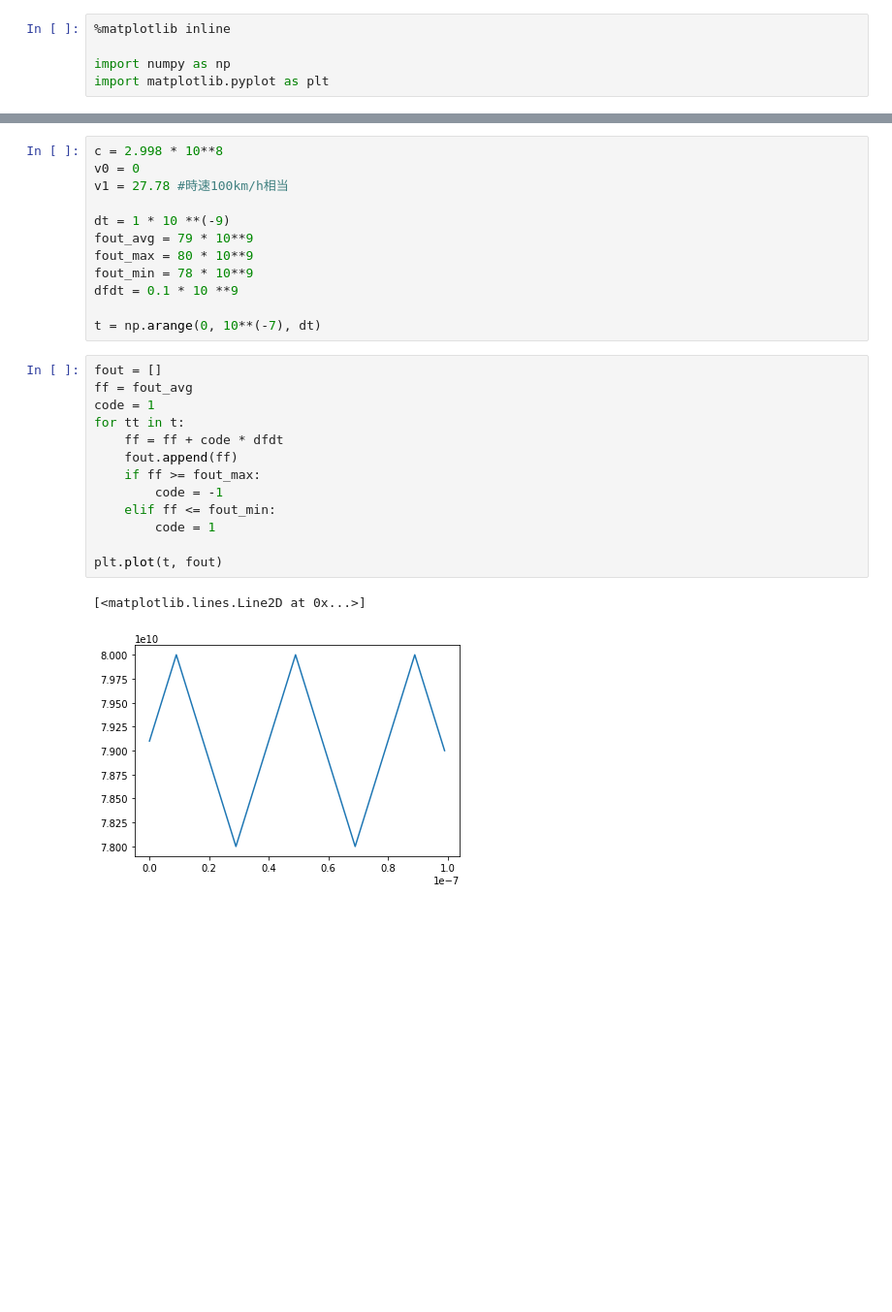
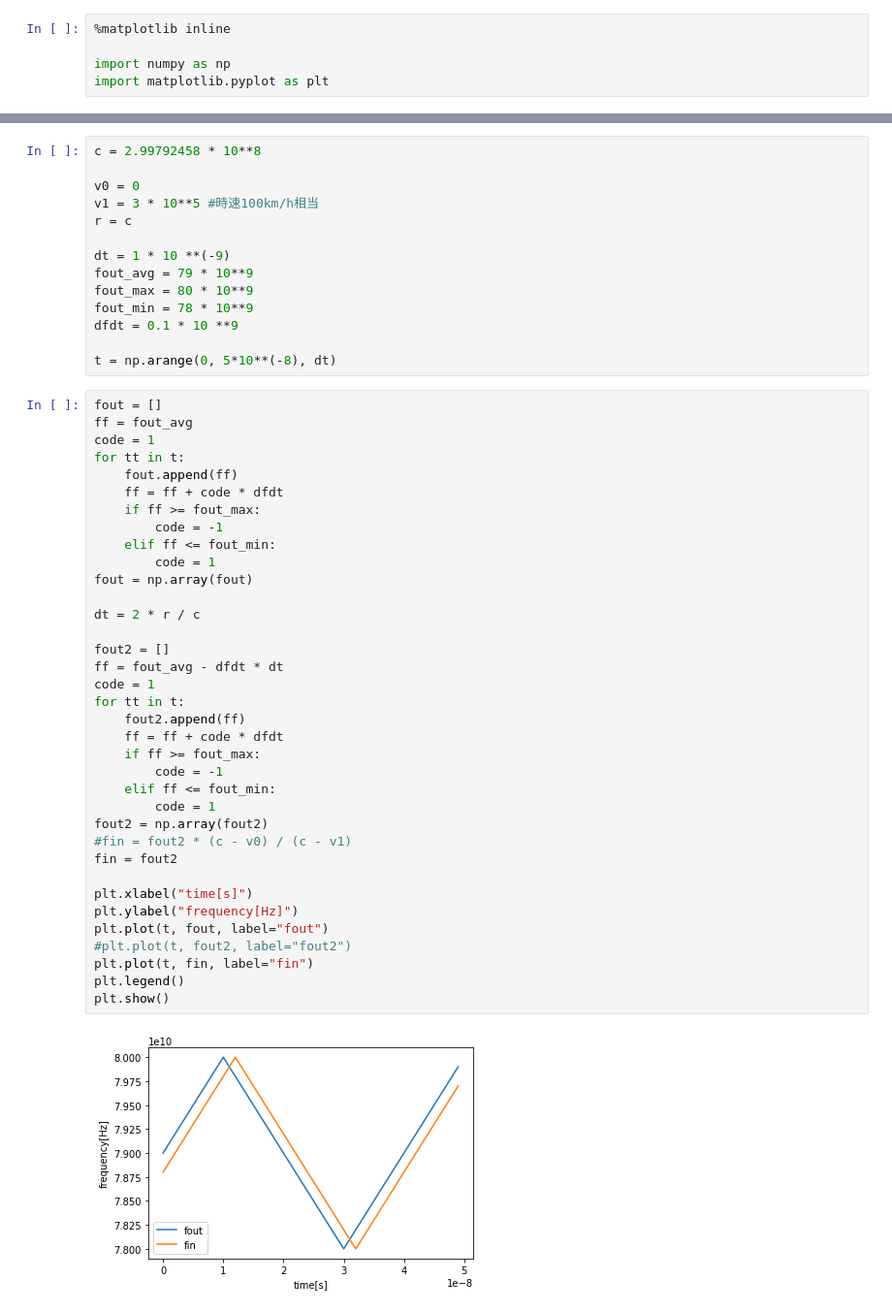
Before and after one commit to naonaorange/mmwave_traning, a Jupyter notebook: fm_cw_laider.ipynb, the cells around one changed output, grey strips where cells are left out. Shown: that part at 97% size. Saved outputs shown, nothing was run; the diff lists cells and outputs as text; blank space fills up the shorter version.

```diff
--- a/fm_cw_laider.ipynb
+++ b/fm_cw_laider.ipynb
@@ -26,9 +28,11 @@ dfdt: 時間毎の出力周波数変化幅[Hz]
 
 t: 時間
 # %%
-c = 2.998 * 10**8
+c = 2.99792458 * 10**8
+
 v0 = 0
-v1 = 27.78 #時速100km/h相当
+v1 = 3 * 10**5 #時速100km/h相当
+r = c
 
 dt = 1 * 10 **(-9)
 fout_avg = 79 * 10**9
@@ -36,20 +40,42 @@ fout_max = 80 * 10**9
 fout_min = 78 * 10**9
 dfdt = 0.1 * 10 **9
 
-t = np.arange(0, 10**(-7), dt)
+t = np.arange(0, 5*10**(-8), dt)
-# %%
-fout = []
-ff = fout_avg
-code = 1
-for tt in t:
-    ff = ff + code * dfdt
-    fout.append(ff)
-    if ff >= fout_max:
-        code = -1
-    elif ff <= fout_min:
-        code = 1
-
-plt.plot(t, fout)
-# %% [output]
-[<matplotlib.lines.Line2D at 0x...>]
-[figure, removed]
+# %%
+fout = []
+ff = fout_avg
+code = 1
+for tt in t:
+    fout.append(ff)
+    ff = ff + code * dfdt
+    if ff >= fout_max:
+        code = -1
+    elif ff <= fout_min:
+        code = 1
+fout = np.array(fout)
+
+dt = 2 * r / c
+
+fout2 = []
+ff = fout_avg - dfdt * dt
+code = 1
+for tt in t:
+    fout2.append(ff)
+    ff = ff + code * dfdt
+    if ff >= fout_max:
+        code = -1
+    elif ff <= fout_min:
+        code = 1
+fout2 = np.array(fout2)
+#fin = fout2 * (c - v0) / (c - v1)
+fin = fout2
+
+plt.xlabel("time[s]")
+plt.ylabel("frequency[Hz]")
+plt.plot(t, fout, label="fout")
+#plt.plot(t, fout2, label="fout2")
+plt.plot(t, fin, label="fin")
+plt.legend()
+plt.show()
+# %% [output]
+[figure, added]
```
Also changed, not shown: parts of 3 cells of this notebook.
